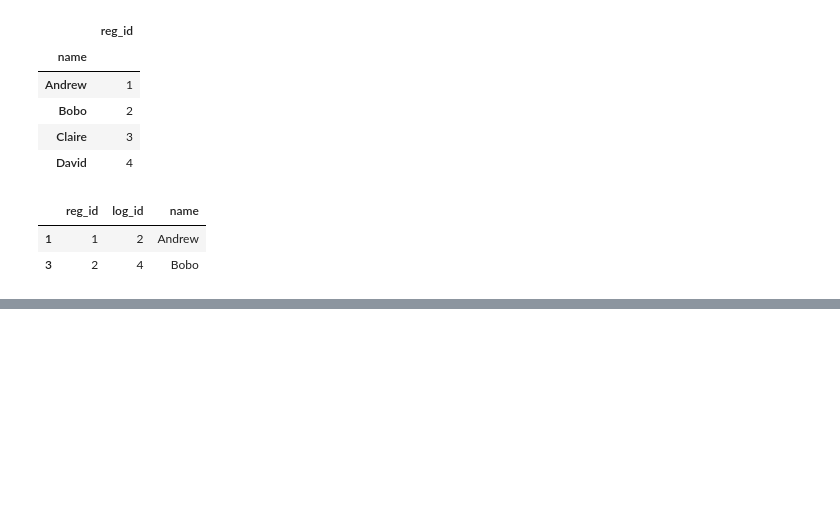
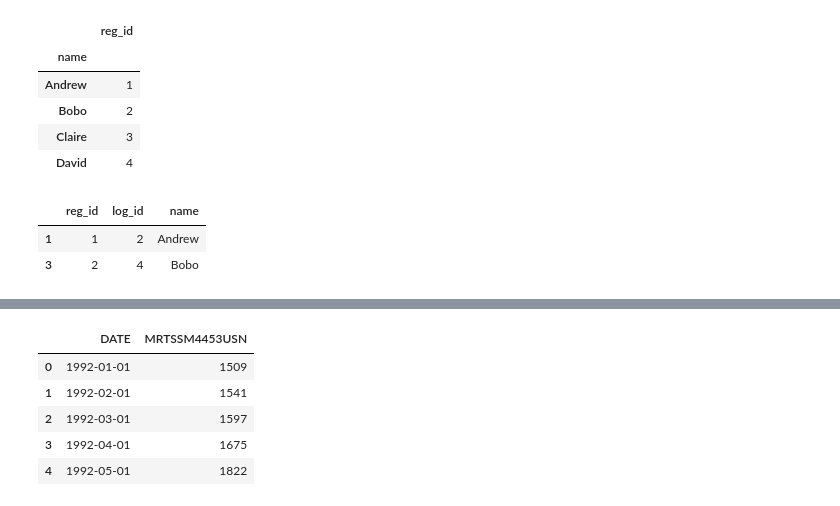
Before and after one commit to ShrayankM/Machine-Learning-2021, a Jupyter notebook: 2 - Pandas/pandas_basics.ipynb, the cells around one changed output, grey strips where cells are left out. Drawn from its saved outputs; the diff is of its cells as text; code cells hidden in the pictures; blank space fills up the shorter version.

```diff
--- a/2 - Pandas/pandas_basics.ipynb
+++ b/2 - Pandas/pandas_basics.ipynb
@@ -749,0 +874,9 @@ pd.merge(registrations, logins, left_index = True, right_on = 'name')
+# %%
+sales.head()
+# %% [output]
+|  | DATE | MRTSSM4453USN |
+| 0 | 1992-01-01 | 1509 |
+| 1 | 1992-02-01 | 1541 |
+| 2 | 1992-03-01 | 1597 |
+| 3 | 1992-04-01 | 1675 |
+| 4 | 1992-05-01 | 1822 |
```
Also changed, not shown: parts of 36 cells of this notebook.
